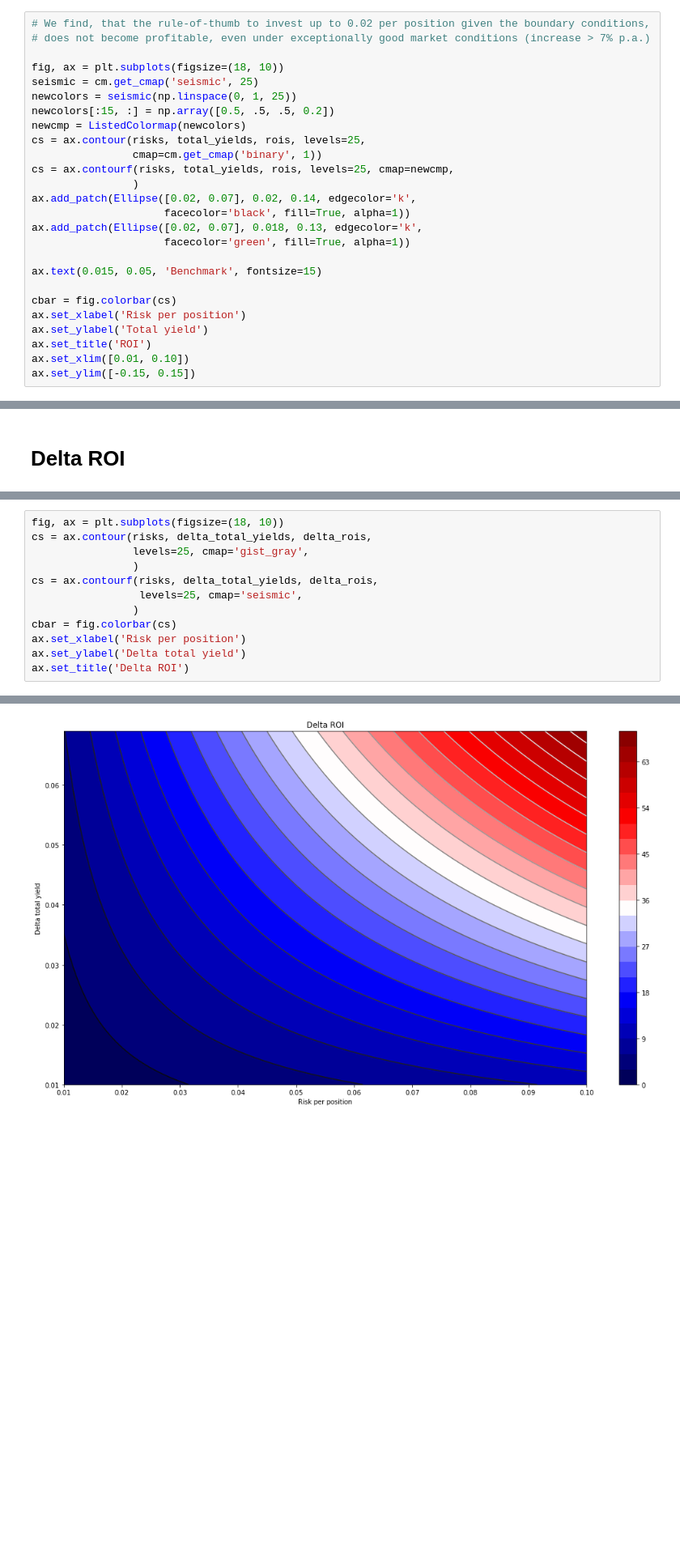
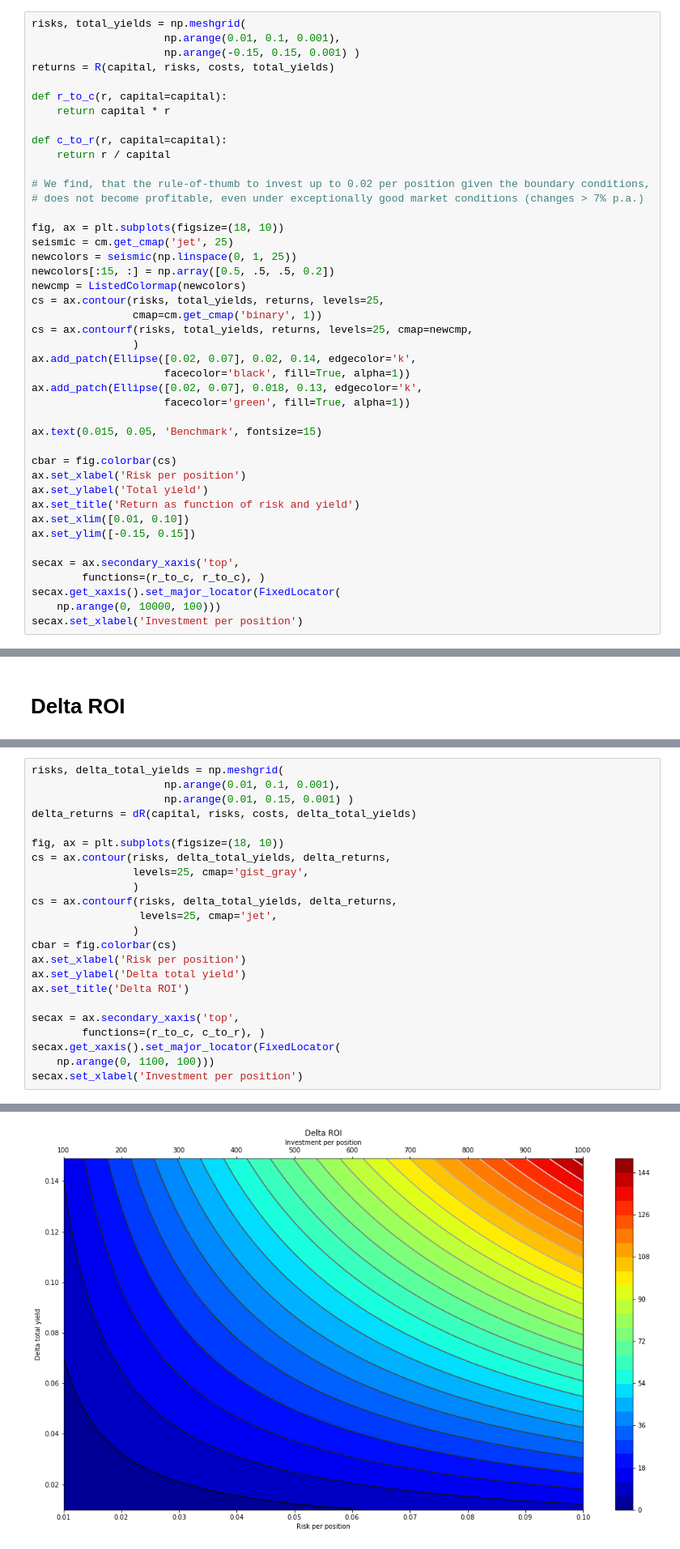
Before and after one commit to jkotula89/StockAnalysis, a Jupyter notebook: Stock return model.ipynb, the cells around one changed output, grey strips where cells are left out. Shown at 81% size. Drawn from its saved outputs; the diff is of its cells as text; blank space fills up the shorter version.

```diff
--- a/Stock return model.ipynb
+++ b/Stock return model.ipynb
@@ -120,15 +130,26 @@ rois = roi(capital, risks, buy_cost, total_yields)
 # %%
+risks, total_yields = np.meshgrid(
+                     np.arange(0.01, 0.1, 0.001),
+                     np.arange(-0.15, 0.15, 0.001) )
+returns = R(capital, risks, costs, total_yields)
+
+def r_to_c(r, capital=capital):
+    return capital * r
+
+def c_to_r(r, capital=capital):
+    return r / capital
+
 # We find, that the rule-of-thumb to invest up to 0.02 per position given the boundary conditions,
-# does not become profitable, even under exceptionally good market conditions (increase > 7% p.a.)
+# does not become profitable, even under exceptionally good market conditions (changes > 7% p.a.)
 
 fig, ax = plt.subplots(figsize=(18, 10))
-seismic = cm.get_cmap('seismic', 25)
+seismic = cm.get_cmap('jet', 25)
 newcolors = seismic(np.linspace(0, 1, 25))
 newcolors[:15, :] = np.array([0.5, .5, .5, 0.2])
 newcmp = ListedColormap(newcolors)
-cs = ax.contour(risks, total_yields, rois, levels=25,
+cs = ax.contour(risks, total_yields, returns, levels=25,
                 cmap=cm.get_cmap('binary', 1))
-cs = ax.contourf(risks, total_yields, rois, levels=25, cmap=newcmp,
+cs = ax.contourf(risks, total_yields, returns, levels=25, cmap=newcmp,
                 )
 ax.add_patch(Ellipse([0.02, 0.07], 0.02, 0.14, edgecolor='k',
                      facecolor='black', fill=True, alpha=1))
@@ -140,7 +161,13 @@ ax.text(0.015, 0.05, 'Benchmark', fontsize=15)
 cbar = fig.colorbar(cs)
 ax.set_xlabel('Risk per position')
 ax.set_ylabel('Total yield')
-ax.set_title('ROI')
+ax.set_title('Return as function of risk and yield')
 ax.set_xlim([0.01, 0.10])
 ax.set_ylim([-0.15, 0.15])
+
+secax = ax.secondary_xaxis('top',
+        functions=(r_to_c, r_to_c), )
+secax.get_xaxis().set_major_locator(FixedLocator(
+    np.arange(0, 10000, 100)))
+secax.set_xlabel('Investment per position')
 # %% [output]
@@ -157,13 +178,24 @@ delta_rois = delta_roi(capital, risks, buy_cost, delta_total_yields)
 # %%
+risks, delta_total_yields = np.meshgrid(
+                     np.arange(0.01, 0.1, 0.001),
+                     np.arange(0.01, 0.15, 0.001) )
+delta_returns = dR(capital, risks, costs, delta_total_yields)
+
 fig, ax = plt.subplots(figsize=(18, 10))
-cs = ax.contour(risks, delta_total_yields, delta_rois,
+cs = ax.contour(risks, delta_total_yields, delta_returns,
                 levels=25, cmap='gist_gray',
                 )
-cs = ax.contourf(risks, delta_total_yields, delta_rois,
-                 levels=25, cmap='seismic',
+cs = ax.contourf(risks, delta_total_yields, delta_returns,
+                 levels=25, cmap='jet',
                 )
 cbar = fig.colorbar(cs)
 ax.set_xlabel('Risk per position')
 ax.set_ylabel('Delta total yield')
 ax.set_title('Delta ROI')
+
+secax = ax.secondary_xaxis('top',
+        functions=(r_to_c, c_to_r), )
+secax.get_xaxis().set_major_locator(FixedLocator(
+    np.arange(0, 1100, 100)))
+secax.set_xlabel('Investment per position')
 # %% [output]
@@ -171,3 +203,3 @@ Text(0.5, 1.0, 'Delta ROI')
-[figure, old version]
+[figure, new version]
 # %% [markdown]
 # Total ROI
```
Also changed, not shown: parts of 18 cells of this notebook.
